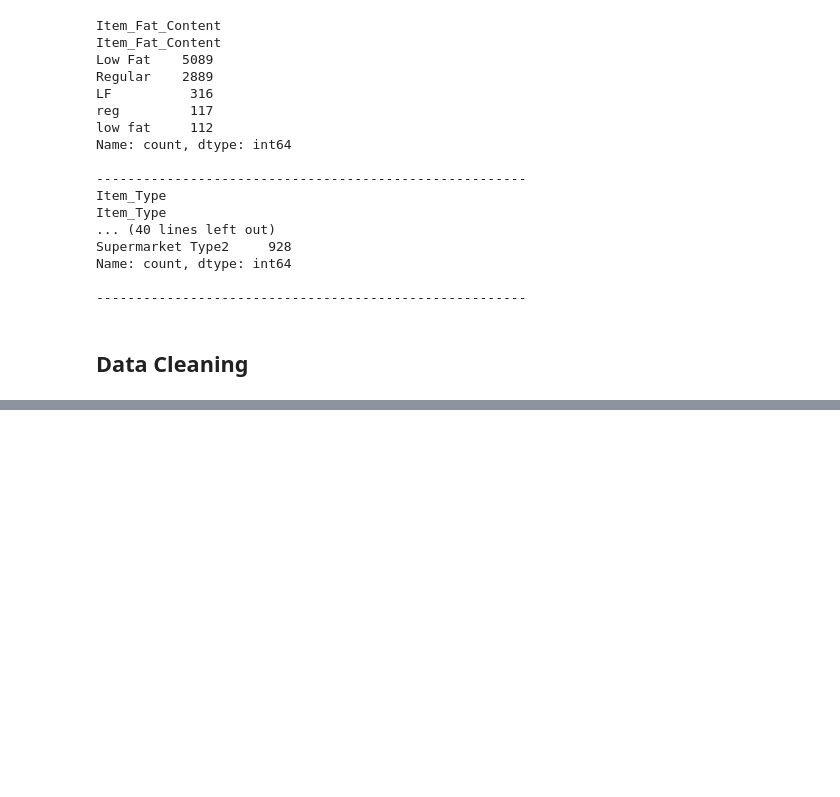
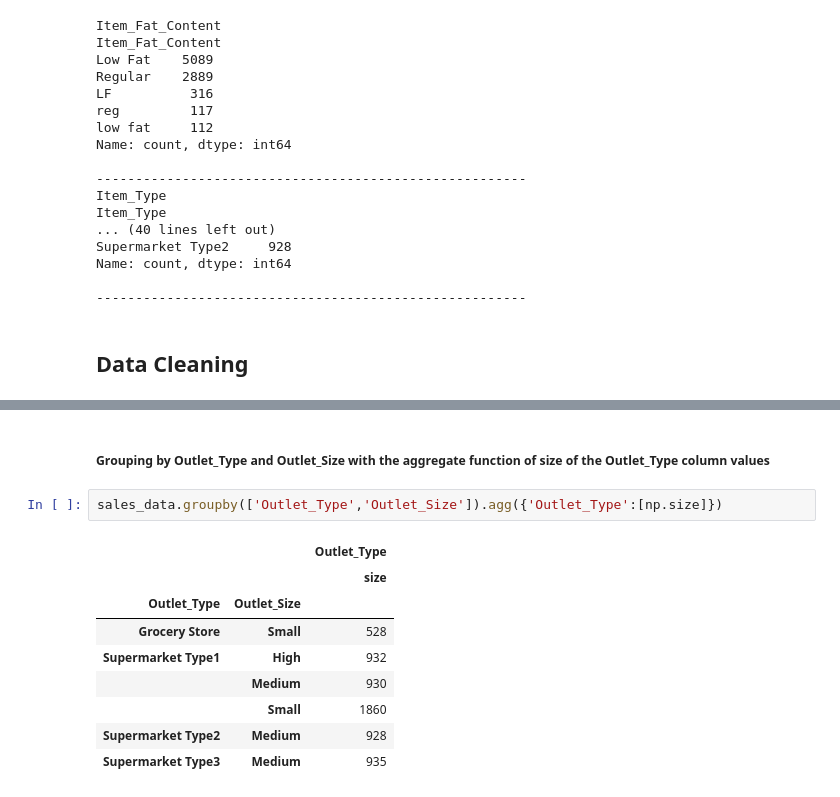
Before and after one commit to amisha26/Hands-on-Machine-Learning, a Jupyter notebook: sales_forecasting_project/sales_forecast.ipynb, the cells around one changed output, grey strips where cells are left out. Drawn from its saved outputs; the diff is of its cells as text; blank space fills up the shorter version.

```diff
--- a/sales_forecasting_project/sales_forecast.ipynb
+++ b/sales_forecasting_project/sales_forecast.ipynb
@@ -167,0 +278,14 @@ Name: count, dtype: int64
+# %% [markdown]
+##### Grouping by Outlet_Type and Outlet_Size with the aggregate function of size of the Outlet_Type column values
+# %%
+sales_data.groupby(['Outlet_Type','Outlet_Size']).agg({'Outlet_Type':[np.size]})
+# %% [output]
+|  |  | Outlet_Type |
+|  |  | size |
+| Outlet_Type | Outlet_Size |  |
+| Grocery Store | Small | 528 |
+| Supermarket Type1 | High | 932 |
+|  | Medium | 930 |
+|  | Small | 1860 |
+| Supermarket Type2 | Medium | 928 |
+| Supermarket Type3 | Medium | 935 |
```
Also changed, not shown: parts of 28 cells of this notebook.
